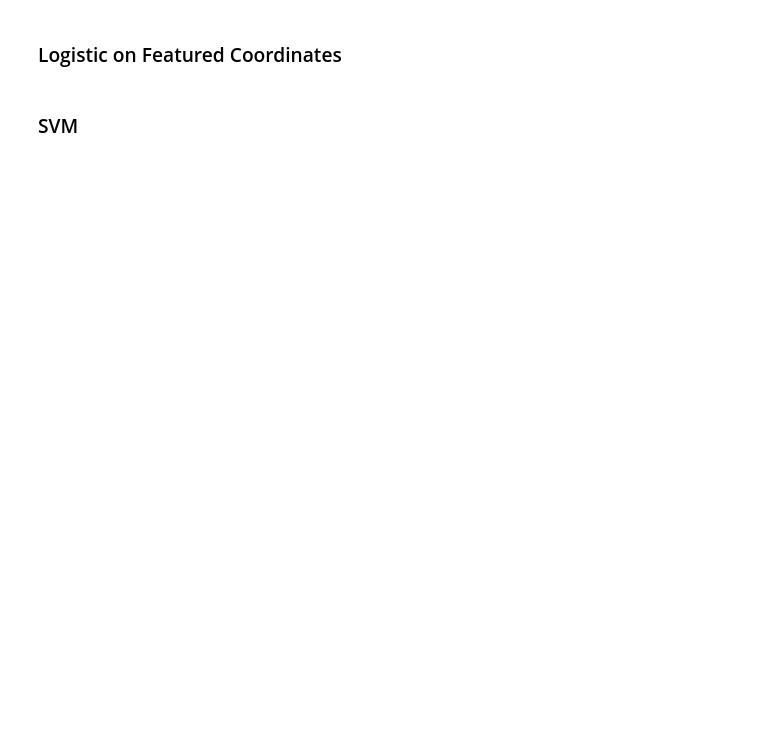
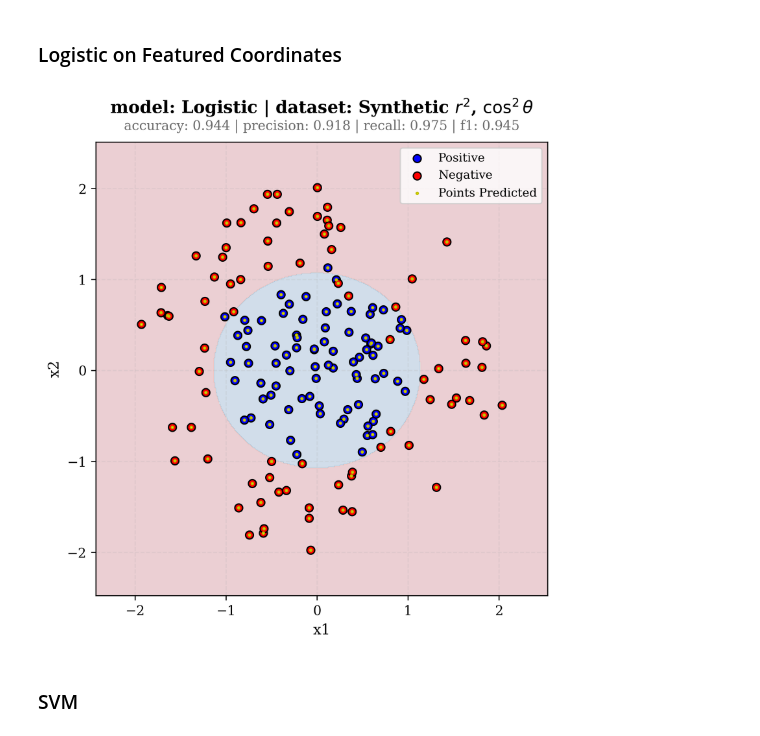
Before and after one commit to apsket/feature-representation-vs-model-complexity, a Jupyter notebook: notebooks/04_synthetic_datasets.ipynb, the cells around one changed output. Saved outputs shown, nothing was run; the diff lists cells and outputs as text; code cells hidden in the pictures; blank space fills up the shorter version.

```diff
--- a/notebooks/04_synthetic_datasets.ipynb
+++ b/notebooks/04_synthetic_datasets.ipynb
@@ -97,7 +104,7 @@ lr_model = LogisticRegression(random_state=random_state)
 lr_model.fit(synth_polar_dataset.X, synth_polar_dataset.y)
 lr_metrics = ModelMetrics('Logistic Regression', 'Polar', synth_polar_dataset.y, lr_model.predict(synth_polar_dataset.X))
 lr_metrics.compute_metrics()
-display(lr_metrics.to_pandas().rename(index={0:'Logistic Regression | Polar'}))
+metrics_df = pd.concat([metrics_df, lr_metrics.to_pandas().rename(index={0:'Logistic Regression | Polar'})])
 
 lr_fig, lr_ax = plot_decision_boundary(
     model=lr_model, dataset_X=synth_cartesian_dataset.X, dataset_y=synth_cartesian_dataset.y,
@@ -120,7 +124,7 @@ lr_modelR = LogisticRegression(random_state=random_state)
 lr_modelR.fit(synth_polar_dataset.X[['x1']], synth_polar_dataset.y)
 lr_metricsR = ModelMetrics('Logistic Regression', 'R-only', synth_polar_dataset.y, lr_modelR.predict(synth_polar_dataset.X[['x1']]))
 lr_metricsR.compute_metrics()
-display(lr_metricsR.to_pandas().rename(index={0:'Logistic Regression | R-only'}))
+metrics_df = pd.concat([metrics_df, lr_metricsR.to_pandas().rename(index={0:'Logistic Regression | R-only'})])
 
 wrapped_modelR = Model1DWrapper(trained_model=lr_modelR, vars_list=['x1'])
 
@@ -141,4 +142,23 @@ display(lr_R_fig)
 # %% [markdown]
 ### Logistic on Featured Coordinates
+# %%
+lr_model_cos2 = LogisticRegression(random_state=42)
+lr_model_cos2.fit(synth_r2cos2_dataset.X, synth_r2cos2_dataset.y)
+lr_metrics_cos2 = ModelMetrics('Logistic Regression', 'r^2,cos2()', synth_r2cos2_dataset.y, lr_model_cos2.predict(synth_r2cos2_dataset.X))
+lr_metrics_cos2.compute_metrics()
+metrics_df = pd.concat([metrics_df, lr_metrics_cos2.to_pandas().rename(index={0:'Logistic Regression | Curvilinear'})])
+
+dataset_label = r'$\cos^2{\theta}$'
+
+lr_fig, lr_ax = plot_decision_boundary(
+    model=lr_model_cos2, dataset_X=synth_cartesian_dataset.X, dataset_y=synth_cartesian_dataset.y,
+    prediction_domain=grid_r2cos2_sqd, grid_x=grid_x, grid_y=grid_y,
+    title=f'model: Logistic | dataset: Synthetic $r^2$, {dataset_label}',
+    metrics=lr_metrics_cos2.to_dict()
+)
+lr_ax.set_aspect('equal')
+display(lr_fig)
+# %% [output]
+[figure, added]
 # %% [markdown]
 ### SVM
```
Also changed, not shown: parts of 13 cells of this notebook.
